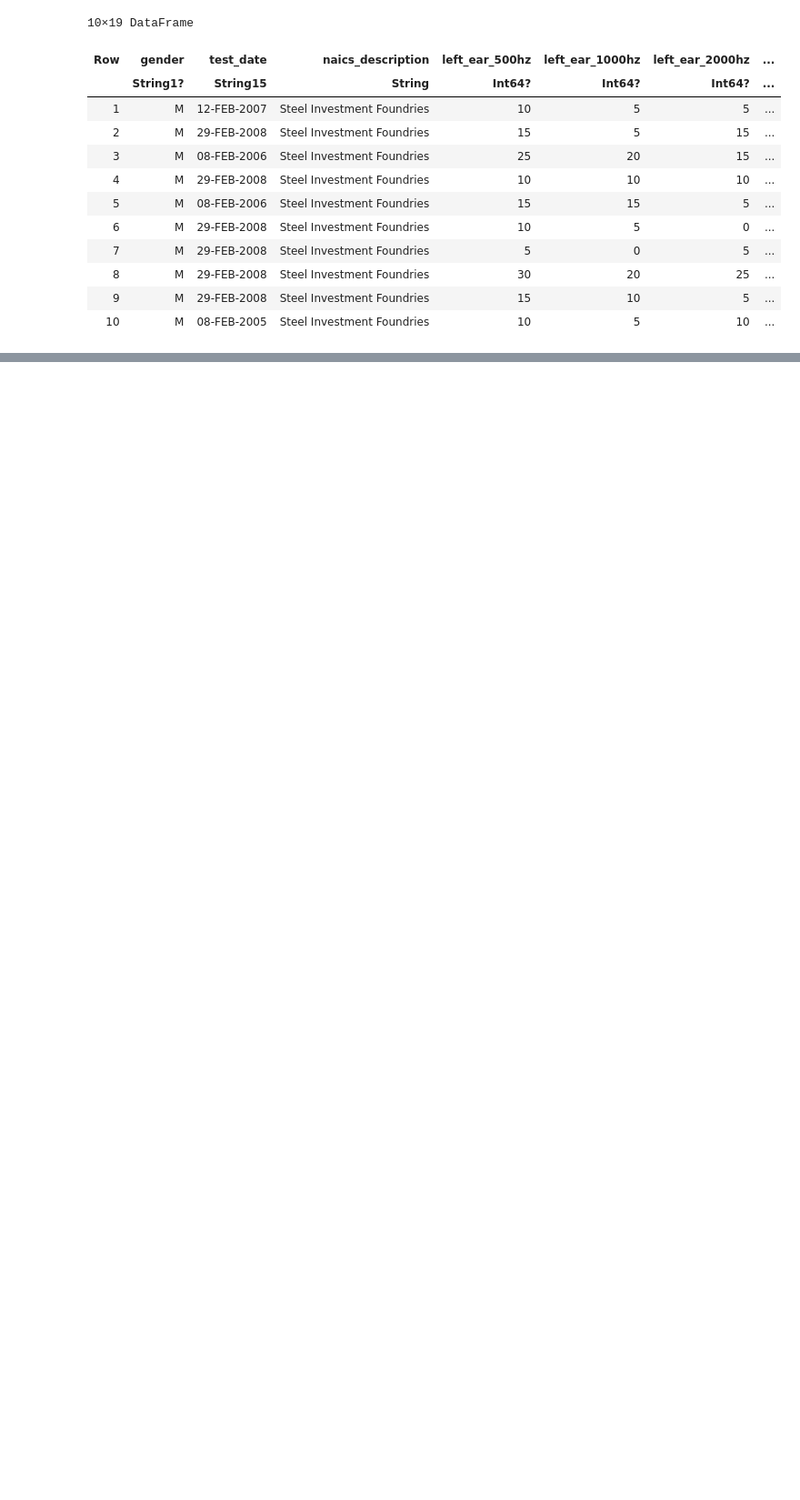
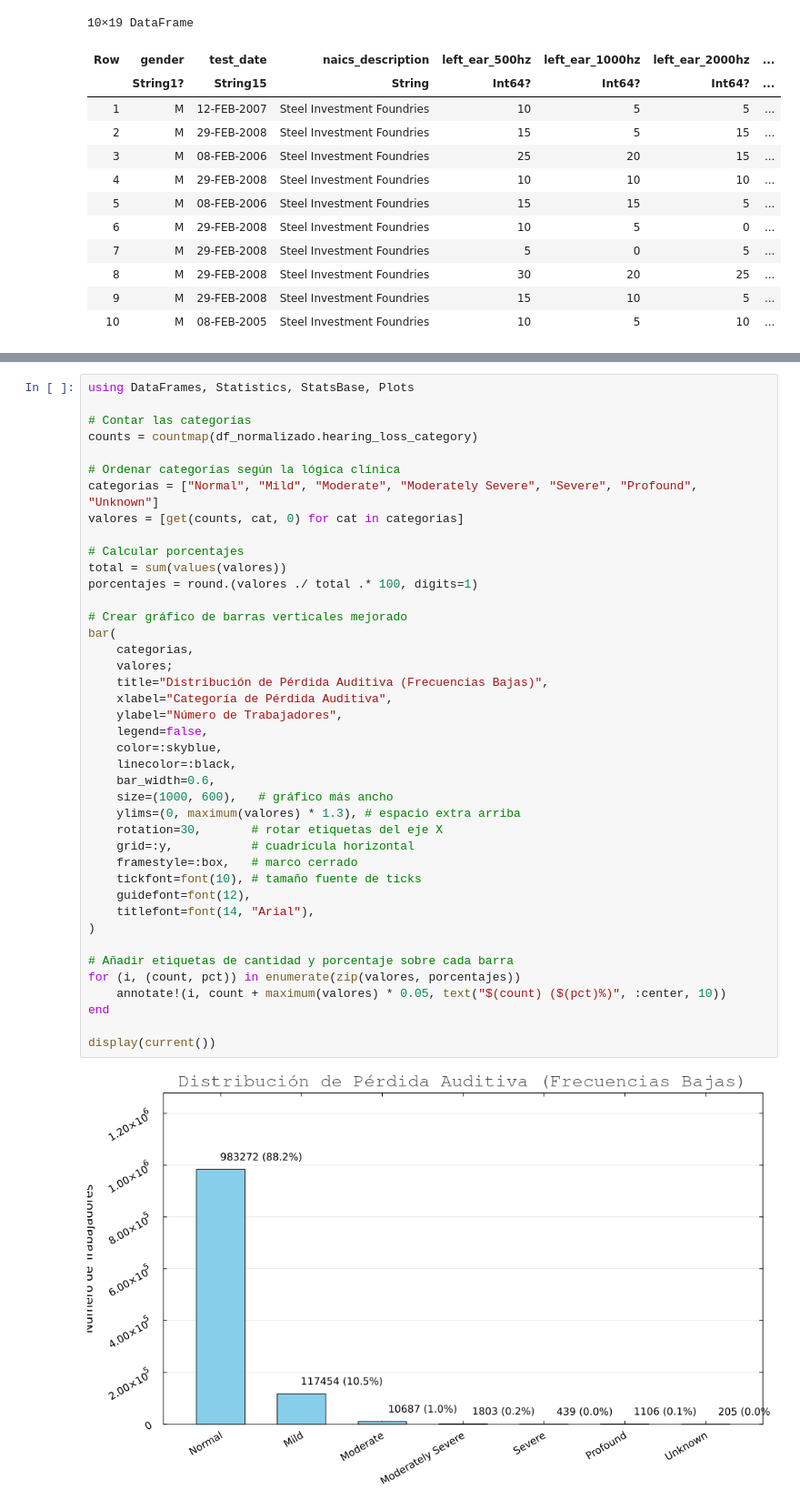
Before and after one commit to cris0436/Proyecto_ingenieria_datos, a Jupyter notebook: notebooks/etl_pipeline_julia_.ipynb, the cells around one changed output, grey strips where cells are left out. Shown: that part at 91% size. Saved outputs shown, nothing was run; the diff lists cells and outputs as text; blank space fills up the shorter version.

```diff
--- a/notebooks/etl_pipeline_julia_.ipynb
+++ b/notebooks/etl_pipeline_julia_.ipynb
@@ -425,0 +535,43 @@ first(df_normalizado, 10)
+# %%
+using DataFrames, Statistics, StatsBase, Plots
+
+# Contar las categorías
+counts = countmap(df_normalizado.hearing_loss_category)
+
+# Ordenar categorías según la lógica clínica
+categorias = ["Normal", "Mild", "Moderate", "Moderately Severe", "Severe", "Profound", "Unknown"]
+valores = [get(counts, cat, 0) for cat in categorias]
+
+# Calcular porcentajes
+total = sum(values(valores))
+porcentajes = round.(valores ./ total .* 100, digits=1)
+
+# Crear gráfico de barras verticales mejorado
+bar(
+    categorias,
+    valores;
+    title="Distribución de Pérdida Auditiva (Frecuencias Bajas)",
+    xlabel="Categoría de Pérdida Auditiva",
+    ylabel="Número de Trabajadores",
+    legend=false,
+    color=:skyblue,
+    linecolor=:black,
+    bar_width=0.6,
+    size=(1000, 600),   # gráfico más ancho
+    ylims=(0, maximum(valores) * 1.3), # espacio extra arriba
+    rotation=30,       # rotar etiquetas del eje X
+    grid=:y,           # cuadrícula horizontal
+    framestyle=:box,   # marco cerrado
+    tickfont=font(10), # tamaño fuente de ticks
+    guidefont=font(12),
+    titlefont=font(14, "Arial"),
+)
+
+# Añadir etiquetas de cantidad y porcentaje sobre cada barra
+for (i, (count, pct)) in enumerate(zip(valores, porcentajes))
+    annotate!(i, count + maximum(valores) * 0.05, text("$(count) ($(pct)%)", :center, 10))
+end
+
+display(current())
+# %% [output]
+[figure, added]
```
Also changed, not shown: parts of 3 cells of this notebook.
